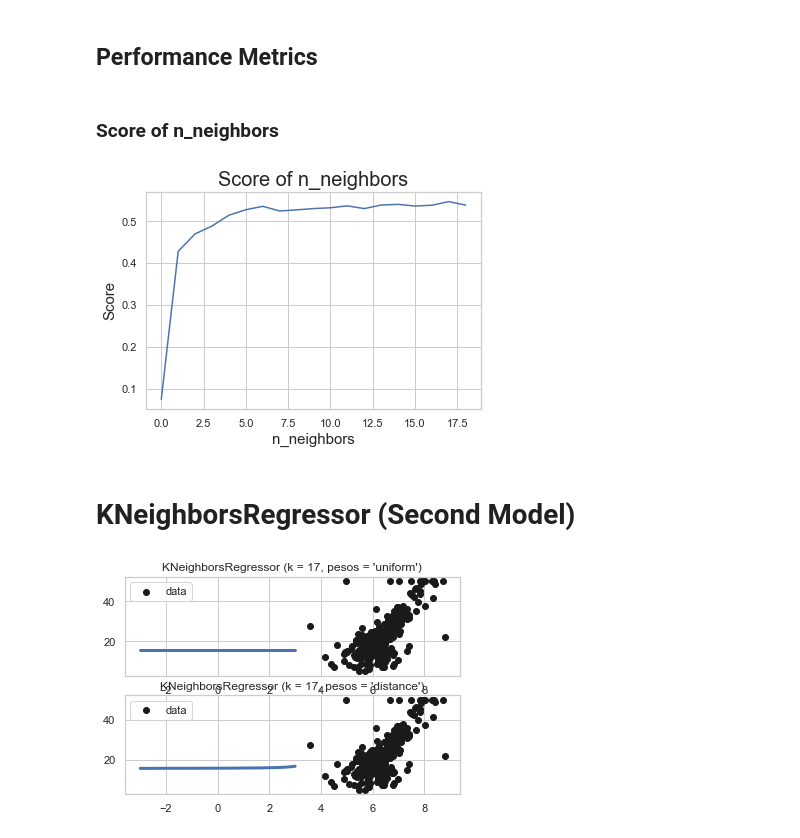
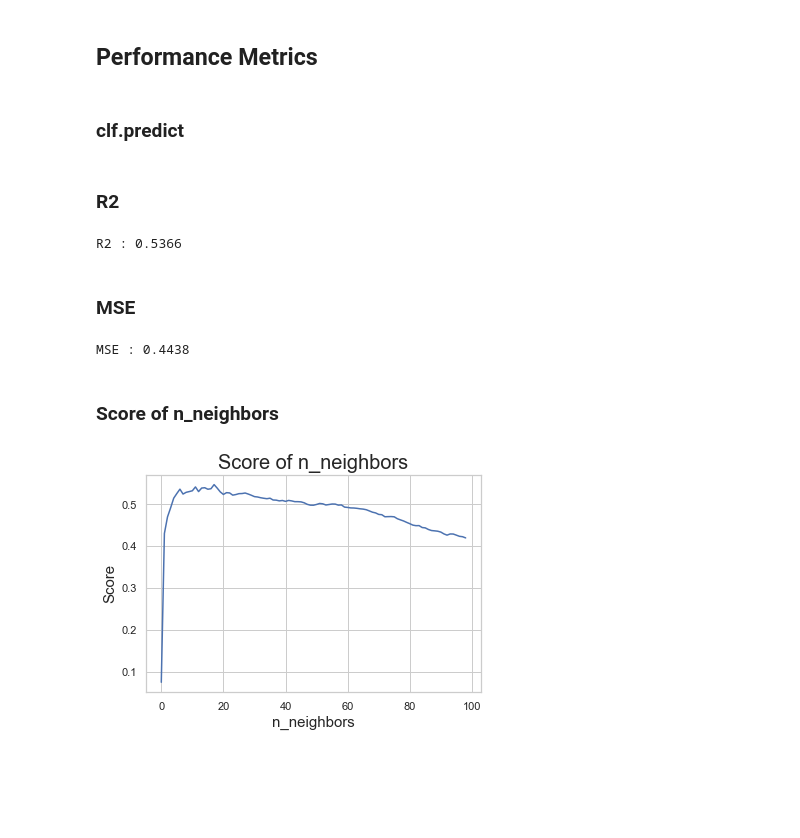
Before and after one commit to BlasFerreira/Machine_Learning, a Jupyter notebook: Supervised/Regression/1_KNN/1_Housing_case/KNeighborsRegressor.ipynb, the cells around one changed output. Saved outputs shown, nothing was run; the diff lists cells and outputs as text; code cells hidden in the pictures; blank space fills up the shorter version.

```diff
--- a/Supervised/Regression/1_KNN/1_Housing_case/KNeighborsRegressor.ipynb
+++ b/Supervised/Regression/1_KNN/1_Housing_case/KNeighborsRegressor.ipynb
@@ -404,15 +416,0 @@ KNeighborsRegressor(algorithm='ball_tree', leaf_size=1, n_neighbors=17, p=1)
-# %%
-fig, axes = plt.subplots(1, 3, figsize=(15, 4))
-
-for n_neighbors, ax in zip([1, 9, 17], axes):
-    reg = KNeighborsRegressor(n_neighbors=n_neighbors, algorithm='ball_tree', leaf_size=6,  p=1)
-    reg.fit(X_train_scal, y_train_scal)
-    ax.scatter(X_train_scal,y_train_scal)
-    ax.scatter(X_test_scal,y_test_scal)
-    ax.plot(X_test_scal,  reg.predict(X_test_scal) ,'.', color = 'g',markersize =20)
-    ax.set_title("{} neighbor(s)\n train score: {:.2f} testcore: {:.2f}".format(n_neighbors,reg.score(X_train, y_train),reg.score(X_test, y_test)))
-#     ax.set_xlabel("Feature")
-#     ax.set_ylabel("Target")
-axes[0].legend(["Training data/target","Test data/target","Predictions"], loc="best")
-axes[1].legend(["Training data/target","Test data/target","Predictions"], loc="best")
-axes[2].legend(["Training data/target","Test data/target","Predictions"], loc="best")
@@ -429,3 +439,5 @@ print(f'El precio de una casa con { n_room } habitaciones es de :  {int(y_scal_o
 El precio de una casa con 7 habitaciones es de :  30
 # %% [markdown]
 ## Performance Metrics
+# %% [markdown]
+### clf.predict
@@ -432,34 +446,30 @@ El precio de una casa con 7 habitaciones es de :  30
+# %% [markdown]
+### R2
+# %%
+r2 = metrics.r2_score(y_test_scal,y_pred)
+print(f'R2 : { r2.round(4)} ')
+# %% [output]
+R2 : 0.5366
+# %% [markdown]
+### MSE
+# %%
+mse = metrics.mean_squared_error(y_test_scal,y_pred)
+print(f'MSE : { mse.round(4)} ')
+# %% [output]
+MSE : 0.4438
 # %% [markdown]
 ### Score of n_neighbors
 # %%
 score_n = []
-for n_neighbors in range(1, 20) :
+for n_neighbors in range(1, 100) :
     reg = KNeighborsRegressor(n_neighbors=n_neighbors, algorithm='ball_tree', leaf_size=11,  p=1)
-    reg.fit(X_train, y_train)
-    score_n.append(reg.score(X_test, y_test))
+    reg.fit(X_train_scal, y_train_scal)
+    score_n.append(reg.score(X_test_scal, y_test_scal))
 
 plt.plot(score_n,scalex=True)
 plt.xlabel("n_neighbors",size = 15)
 plt.ylabel("Score",size = 15)
 plt.title('Score of n_neighbors',size = 20)
 plt.show()
 # %% [output]
-[figure, old version]
+[figure, new version]
-# %% [markdown]
-# KNeighborsRegressor (Second Model)
-# %%
-n_neighbors = 17
-
-for i, weights in enumerate(['uniform', 'distance']):
-    knn = neighbors.KNeighborsRegressor(n_neighbors, weights=weights)
-    y_ = knn.fit(X_train, y_train).predict(X_test)
-    plt.subplot(2, 1, i + 1)
-    plt.scatter(X_train, y_train, c='k', label='data')
-    plt.plot(line, knn.predict(line),'-', linewidth=3)
-#     plt.plot(X_test, y_, c='g', label='prediction')
-    plt.axis('tight')
-    plt.legend()
-    plt.title("KNeighborsRegressor (k = %i, pesos = '%s')" % (n_neighbors, weights))
-plt.show()
-# %% [output]
-[figure, removed]
```
Also changed, not shown: parts of 16 cells of this notebook, 2 other files.
